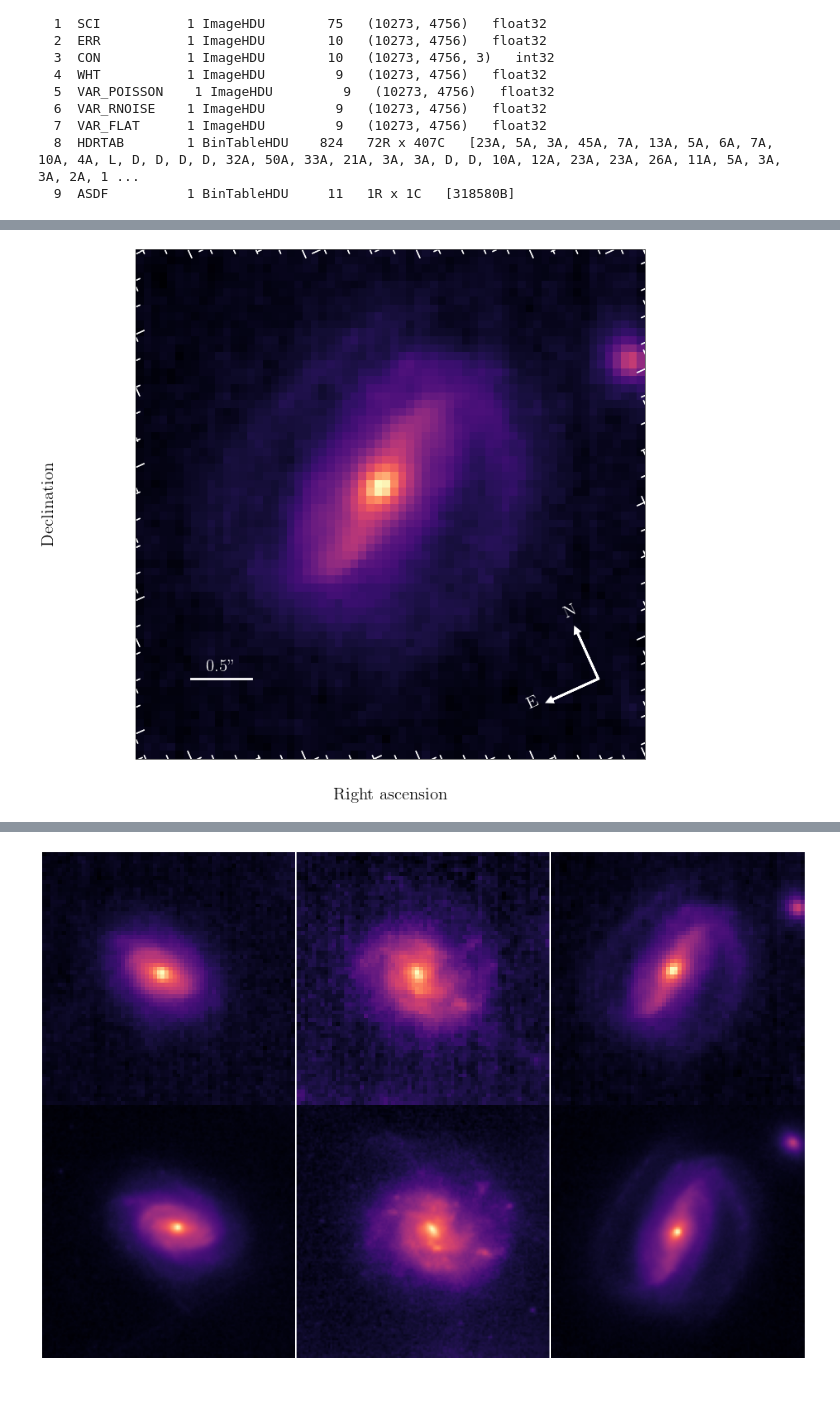
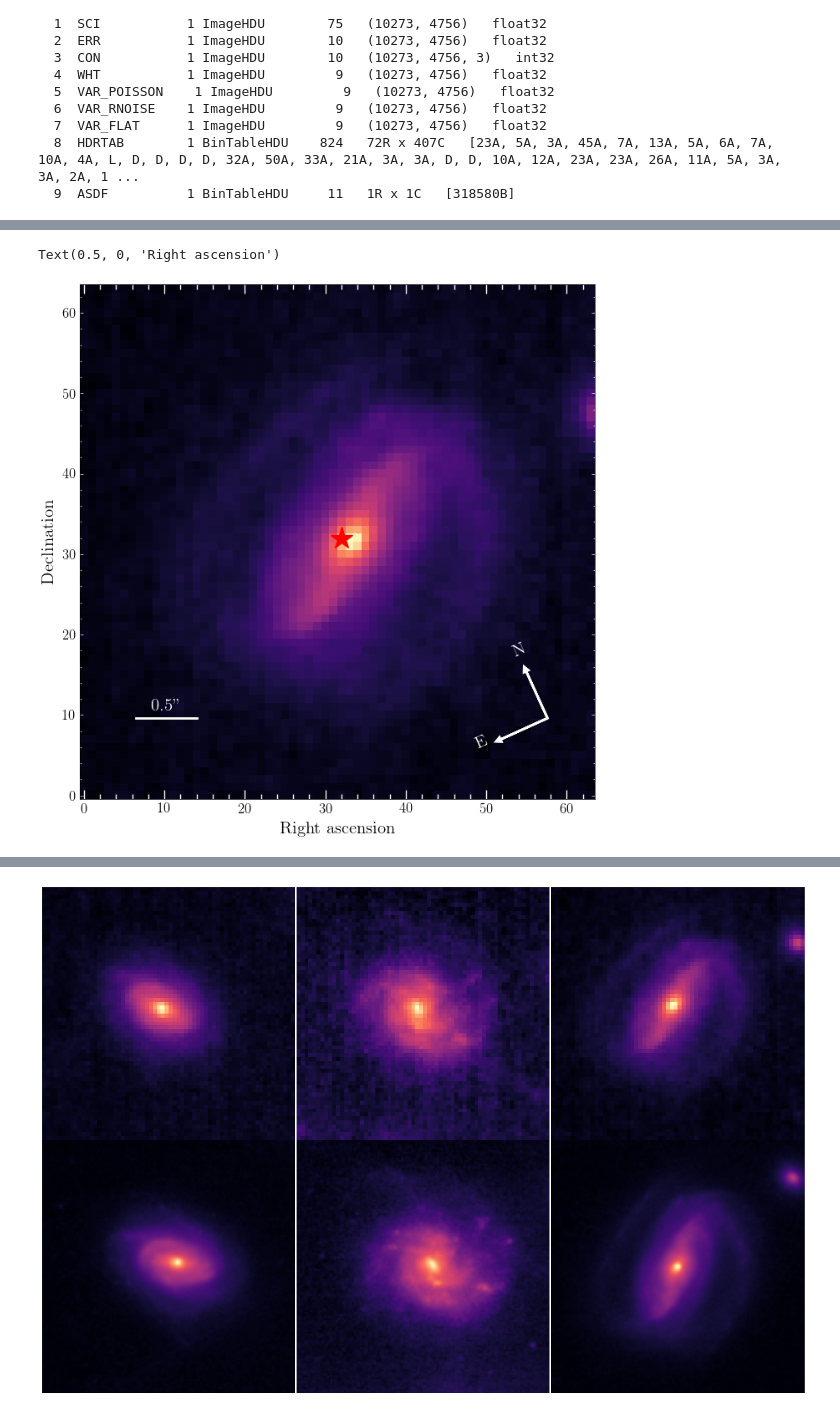
Before and after one commit to AlexandreAdam/DeblendingGalaxies, a Jupyter notebook: notebooks/smacs_targets_preprocessing.ipynb, the cells around one changed output, grey strips where cells are left out. Saved outputs shown, nothing was run; the diff lists cells and outputs as text; code cells hidden in the pictures.

```diff
--- a/notebooks/smacs_targets_preprocessing.ipynb
+++ b/notebooks/smacs_targets_preprocessing.ipynb
@@ -542,8 +542,8 @@ shift_dec = 0.35 / 3600 * u.deg
 coords = [coord1, coord2, coord3]#, coord4]
 f150w_coords = [SkyCoord(c.ra + shift_ra, c.dec + shift_dec) for c in coords]
 
-shift_ra =  0.1 / 3600 * u.deg # fitted by eye unfortunately
-shift_dec = 0.35 / 3600 * u.deg
+shift_ra =  -0.35 / 3600 * u.deg # fitted by eye unfortunately
+shift_dec = 0.15 / 3600 * u.deg
 f115w_coords = [SkyCoord(c.ra + shift_ra, c.dec + shift_dec) for c in coords]
 # %%
 targets = list(range(3))
@@ -645,30 +666,32 @@ wcs
 # %%
 F = "F115W"
 target = 2
 
 plt.figure(figsize=(8, 8))
-wcs = jwst_cutouts[F][target][0].wcs
-plt.subplot(projection=wcs)
-plt.imshow(jwst_cutouts[F][target][0].data, cmap="magma", norm=plt.cm.colors.LogNorm())
+# wcs = jwst_cutouts[F][target][0].wcs
+# plt.subplot(projection=wcs)
+plt.imshow(jwst_cutouts[F][target][0].data, cmap="magma", norm=plt.cm.colors.LogNorm(), origin="lower")
 
 ax = plt.gca()
+plt.plot([32], [32], "r*", markersize=20)
 draw_scale_and_compass(ax, jwst_cutouts[F][target][0].data, jwst_cutouts[F][target][0].wcs, scale=0.5, x0=0.1, y0=0.15, compass_size=0.1, arrow_size=0.01, color="w", lw=2, textpad=2, fontsize=15)
 
 
 # Set the color of the tick labels
 # for tick in ax.get_xticklabels():
 #     tick.set_color("white")
 # for tick in ax.get_yticklabels():
 #     tick.set_color("white")
 
 # Set the color of the axis labels
 ax.set_ylabel("Declination", color='black')
 ax.set_xlabel("Right ascension", color='black')
 
 plt.ylabel("Declination")
 plt.xlabel("Right ascension")
 # %% [output]
+Text(0.5, 0, 'Right ascension')
-[figure, old version]
+[figure, new version]
 # %%
 plt.figure(figsize=(8, 8))
 F = "F105WO1"
```
Also changed, not shown: parts of 6 cells of this notebook, 21 other files.
